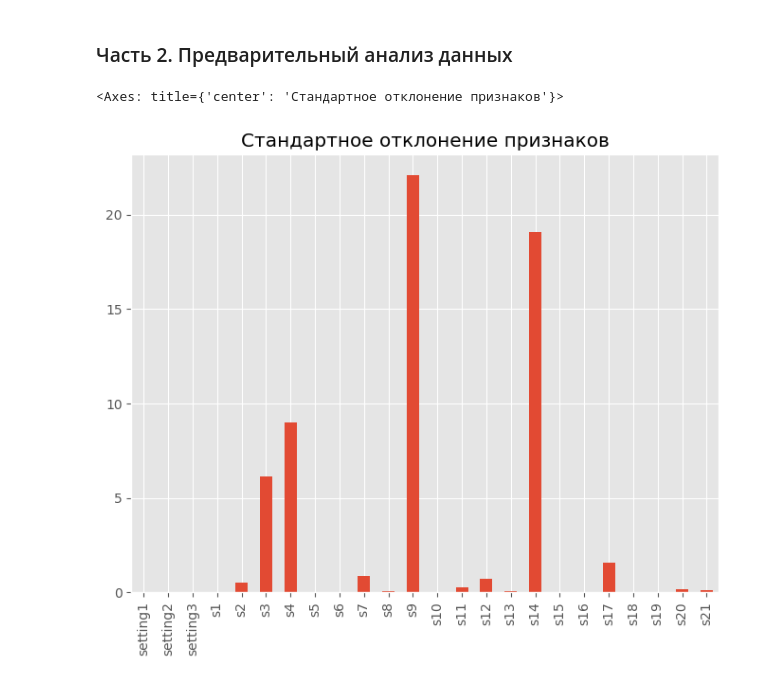
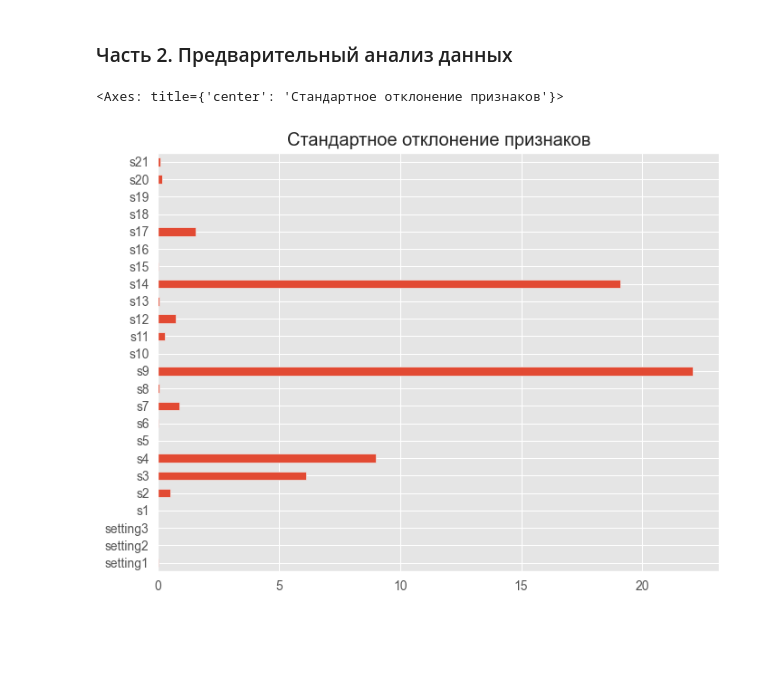
Before and after one commit to NishiNoya-spec/ML-notebook, a Jupyter notebook: engines_failure/aggregate.ipynb, the cells around one changed output. Drawn from its saved outputs; the diff is of its cells as text; code cells hidden in the pictures; blank space fills up the shorter version.

```diff
--- a/engines_failure/aggregate.ipynb
+++ b/engines_failure/aggregate.ipynb
@@ -106,9 +106,9 @@ plt.style.use('ggplot')
 features = ['setting1', 'setting2', 'setting3',
             's1', 's2', 's3', 's4', 's5', 's6', 's7', 's8', 's9', 's10', 's11', 's12', 's13', 's14', 's15', 's16', 's17', 's18', 's19', 's20', 's21']
 # %%
-# Определим стандартное отклонение признаков по каждому параметру:
+# Определяем стандартное отклонение (std) признаков по каждому параметру:
 
-df_train[features].std().plot(kind='bar', figsize=(8, 6), title='Стандартное отклонение признаков')
+df_train[features].std().plot(kind='barh', figsize=(8, 6), title='Стандартное отклонение признаков')
 # %% [output]
 <Axes: title={'center': 'Стандартное отклонение признаков'}>
-[figure, old version]
+[figure, new version]
```
Also changed, not shown: parts of 18 cells of this notebook, 18 other files.
